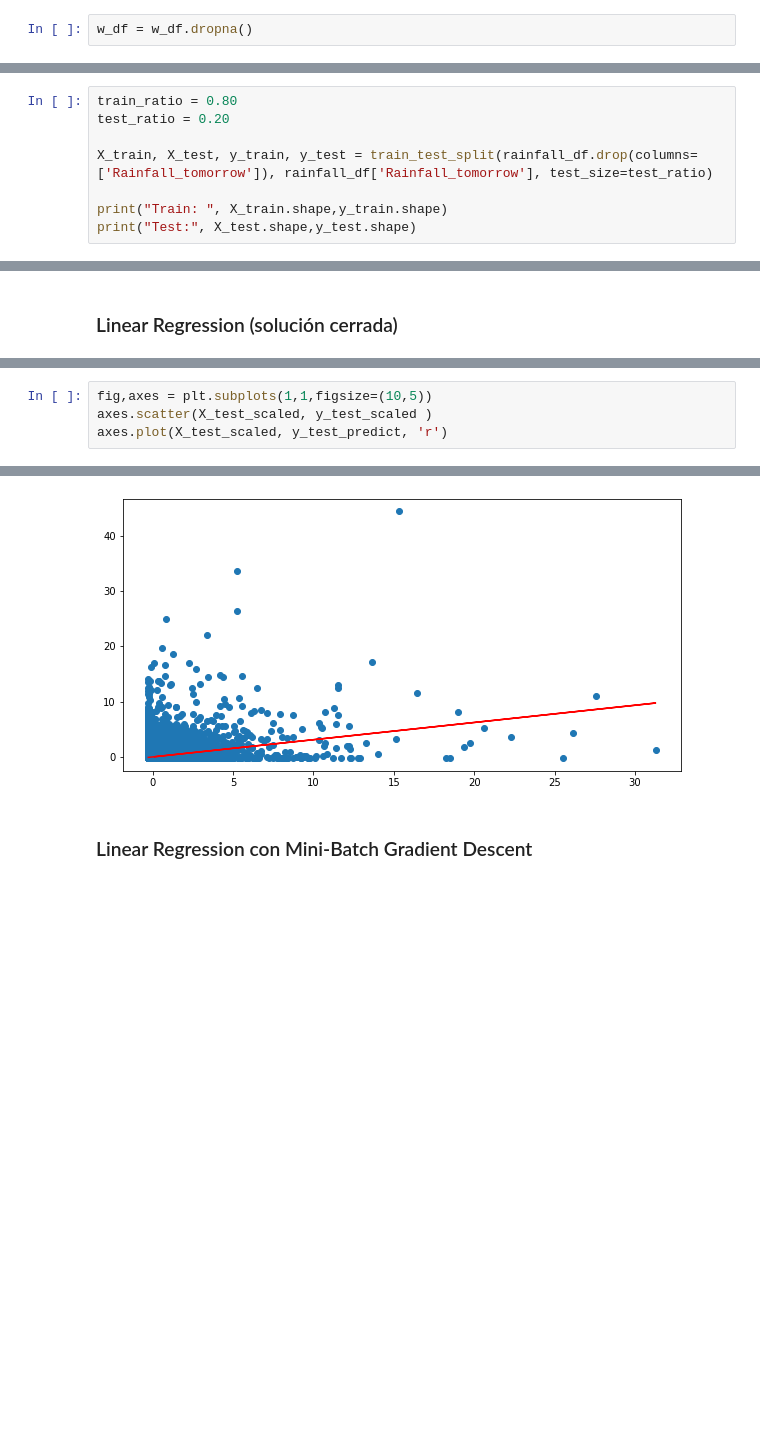
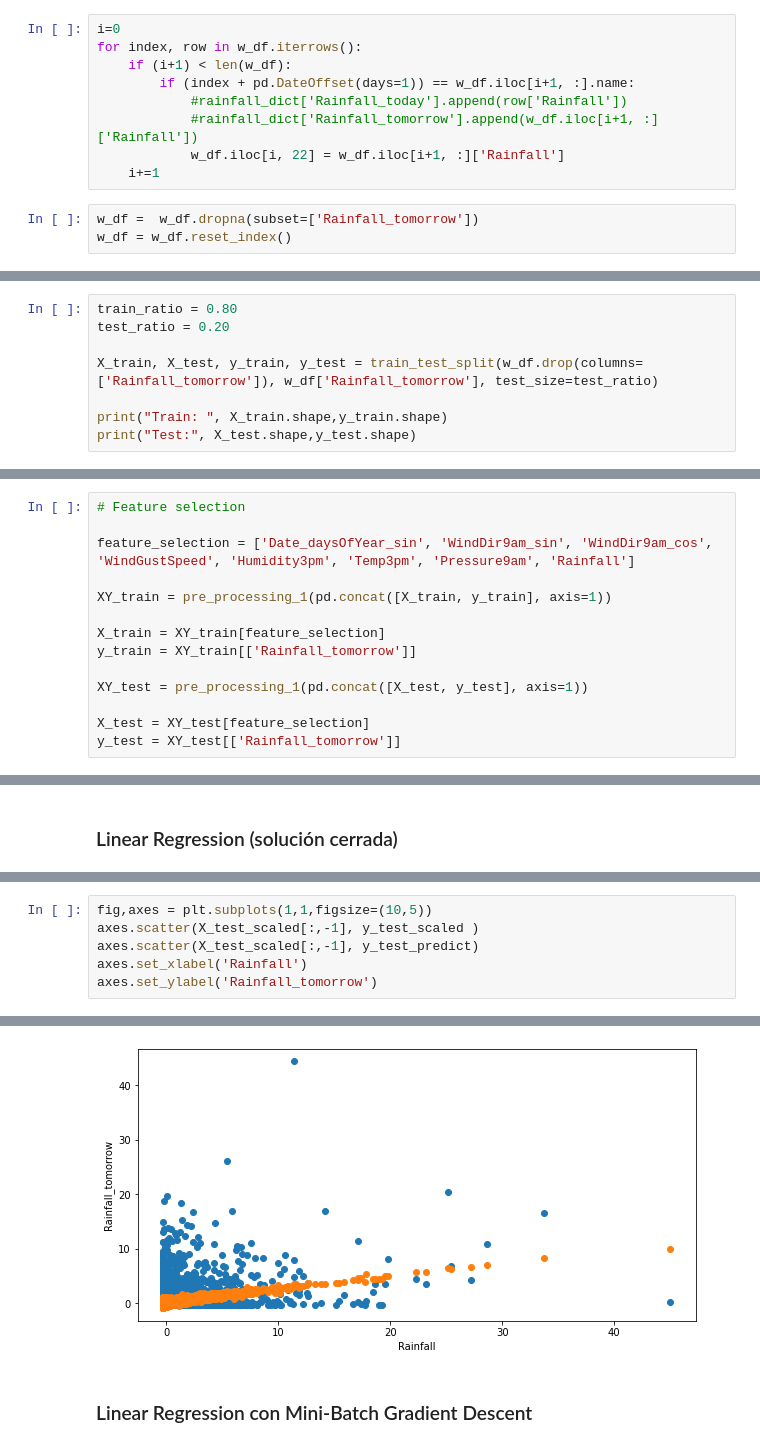
Before and after one commit to freddy120/ad_ceia, a Jupyter notebook: notebooks/tpintegrador/TP Integrador Análisis de datos.ipynb, the cells around one changed output, grey strips where cells are left out. Drawn from its saved outputs; the diff is of its cells as text; blank space fills up the shorter version.

```diff
--- a/notebooks/tpintegrador/TP Integrador Análisis de datos.ipynb
+++ b/notebooks/tpintegrador/TP Integrador Análisis de datos.ipynb
@@ -1577,2 +1551,12 @@ w_df = weather_aus_df.set_index('Date')[['Rainfall', 'RainToday', 'RainTomorrow'
+# %%
+i=0
+for index, row in w_df.iterrows():
+    if (i+1) < len(w_df):
+        if (index + pd.DateOffset(days=1)) == w_df.iloc[i+1, :].name:
+            #rainfall_dict['Rainfall_today'].append(row['Rainfall'])
+            #rainfall_dict['Rainfall_tomorrow'].append(w_df.iloc[i+1, :]['Rainfall'])
+            w_df.iloc[i, 22] = w_df.iloc[i+1, :]['Rainfall']
+    i+=1
 # %%
-w_df = w_df.dropna()
+w_df =  w_df.dropna(subset=['Rainfall_tomorrow'])
+w_df = w_df.reset_index()
@@ -1611,7 +1585,7 @@ sns.boxplot(data = rainfall_df, x = 'Rainfall_tomorrow', ax=axes[1])
 train_ratio = 0.80
 test_ratio = 0.20
 
-X_train, X_test, y_train, y_test = train_test_split(rainfall_df.drop(columns=['Rainfall_tomorrow']), rainfall_df['Rainfall_tomorrow'], test_size=test_ratio)
+X_train, X_test, y_train, y_test = train_test_split(w_df.drop(columns=['Rainfall_tomorrow']), w_df['Rainfall_tomorrow'], test_size=test_ratio)
 
 print("Train: ", X_train.shape,y_train.shape)
 print("Test:", X_test.shape,y_test.shape)
@@ -1620,0 +1595,14 @@ Test: (27857, 1) (27857,)
+# %%
+# Feature selection
+
+feature_selection = ['Date_daysOfYear_sin', 'WindDir9am_sin', 'WindDir9am_cos', 'WindGustSpeed', 'Humidity3pm', 'Temp3pm', 'Pressure9am', 'Rainfall']
+
+XY_train = pre_processing_1(pd.concat([X_train, y_train], axis=1))
+
+X_train = XY_train[feature_selection]
+y_train = XY_train[['Rainfall_tomorrow']]
+
+XY_test = pre_processing_1(pd.concat([X_test, y_test], axis=1))
+
+X_test = XY_test[feature_selection]
+y_test = XY_test[['Rainfall_tomorrow']]
@@ -1822,5 +1821,7 @@ R2-score: 0.08939270237855612
 # %%
 fig,axes = plt.subplots(1,1,figsize=(10,5))
-axes.scatter(X_test_scaled, y_test_scaled )
-axes.plot(X_test_scaled, y_test_predict, 'r')
+axes.scatter(X_test_scaled[:,-1], y_test_scaled )
+axes.scatter(X_test_scaled[:,-1], y_test_predict)
+axes.set_xlabel('Rainfall')
+axes.set_ylabel('Rainfall_tomorrow')
 # %% [output]
@@ -1828,4 +1829,4 @@ axes.plot(X_test_scaled, y_test_predict, 'r')
-[figure, old version]
+[figure, new version]
 # %% [markdown]
 ### Linear Regression con Mini-Batch Gradient Descent
 # %%
```
Also changed, not shown: parts of 138 cells of this notebook.
